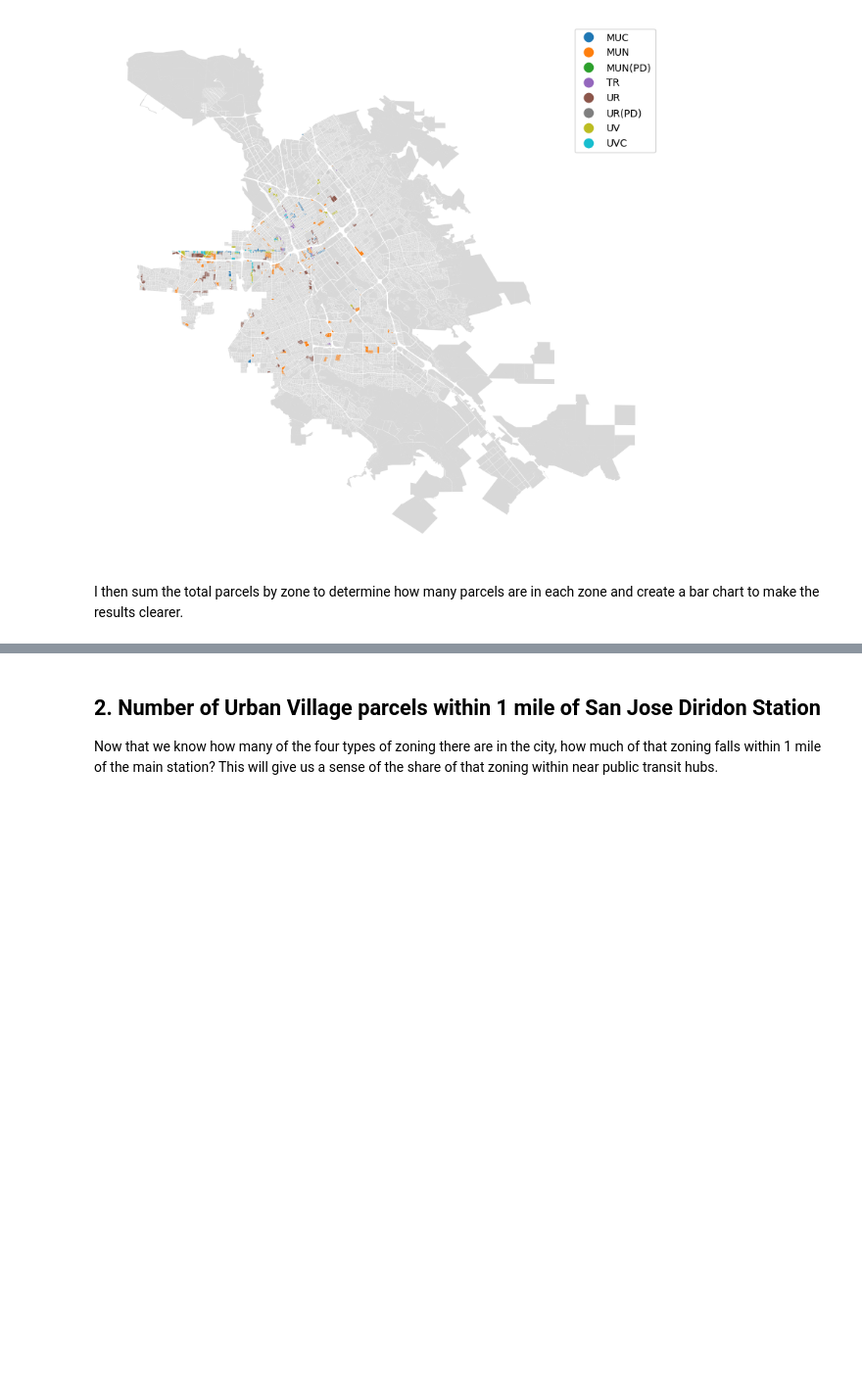
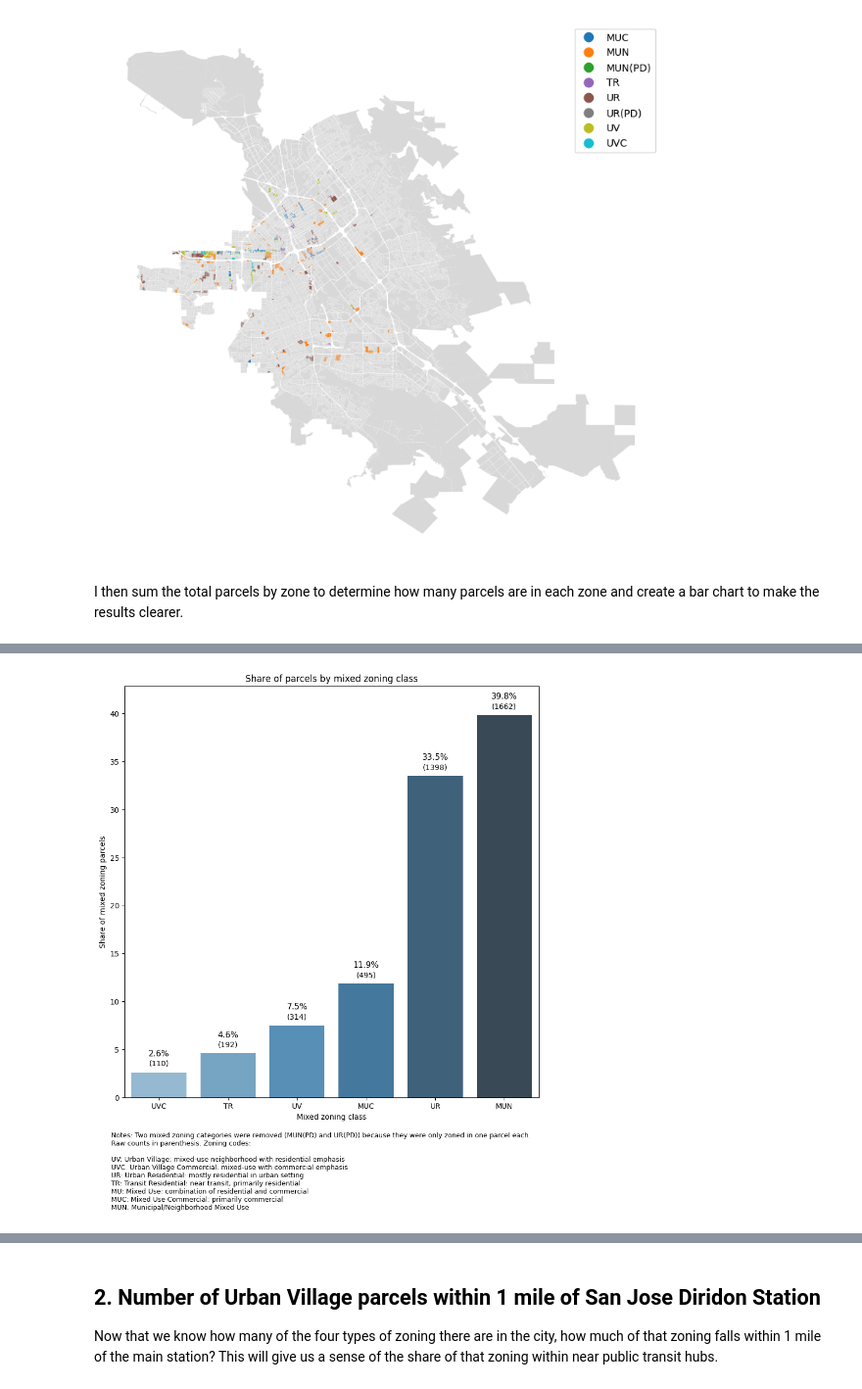
Before and after one commit to kaseyzapatka/sanjose_transit_equity, a Jupyter notebook: code/02_exploratory.ipynb, the cells around one changed output, grey strips where cells are left out. Shown at 98% size. Drawn from its saved outputs; the diff is of its cells as text; code cells hidden in the pictures; blank space fills up the shorter version.

Commit message:
settle on zoning figures

```diff
--- a/code/02_exploratory.ipynb
+++ b/code/02_exploratory.ipynb
@@ -146,0 +101,90 @@ Passing `palette` without assigning `hue` is deprecated and will be removed in v
+# %%
+# Count unique parcels per zoning district in one step
+count = (
+    parcels[parcels["zoning_class"] == 'Mixed Use']
+    .groupby("ZONING")["PARCELID"]
+    .nunique()
+)
+
+# Reset index and rename column
+count_df = count.reset_index().rename(columns={'PARCELID': 'unique_parcels'})
+
+# Sort by count
+count_df = count_df.sort_values(by='unique_parcels', ascending=True)
+
+# Remove small count cases
+count_df = count_df[~count_df["ZONING"].isin(["MUN(PD)", "UR(PD)"])]
+
+# ---- NEW: compute shares ----
+total = count_df["unique_parcels"].sum()
+count_df["share"] = count_df["unique_parcels"] / total * 100
+
+# Create barplot
+fig, ax = plt.subplots(figsize=(10, 10))
+sns.barplot(data=count_df, x='ZONING', y='share', palette='Blues_d', ax=ax)
+
+# extend the y-axis just a bit
+max_val = count_df["share"].max()
+ax.set_ylim(0, max_val + 3)
+
+# Add percent labels (slightly above bar)
+for i, p in enumerate(ax.patches):
+    bar_height = p.get_height()
+    percent_val = count_df.iloc[i]["share"]   # percent from df
+
+    ax.text(
+        x=p.get_x() + p.get_width()/2,
+        y=bar_height + 1.5,           # constant offset above bar
+        s=f"{percent_val:.1f}%",
+        ha='center',
+        va='bottom',
+        fontsize=11
+    )
+
+# Add count labels (a constant distance above percent)
+for i, p in enumerate(ax.patches):
+    bar_height = p.get_height()
+    count_val = count_df.iloc[i]["unique_parcels"]  # count from df
+
+    ax.text(
+        x=p.get_x() + p.get_width()/2,
+        y=bar_height + 0.5,           # slightly higher offset
+        s=f"({count_val})",
+        ha='center',
+        va='bottom',
+        fontsize=10
+    )
+
+
+# Labels and title
+plt.xlabel('Mixed zoning class')
+plt.ylabel('Share of mixed zoning parcels')
+plt.title('Share of parcels by mixed zoning class')
+
+# Note at bottom left
+zoning_descriptions = {
+    "UV": "Urban Village: mixed-use neighborhood with residential emphasis",
+    "UVC": "Urban Village Commercial: mixed-use with commercial emphasis",
+    "UR": "Urban Residential: mostly residential in urban setting",
+    "TR": "Transit Residential: near transit, primarily residential",
+    "MU": "Mixed Use: combination of residential and commercial",
+    "MUC": "Mixed Use Commercial: primarily commercial",
+    "MUN": "Municipal/Neighborhood Mixed Use",
+    # Add other zoning codes as needed
+}
+combined_notes = (
+    "Notes: Two mixed zoning categories were removed (MUN(PD) and UR(PD)) "
+    "because they were only zoned in one parcel each. \nRaw counts in parenthesis. Zoning codes:\n\n"
+     + "\n".join([f"{k}: {v}" for k, v in zoning_descriptions.items()])
+)
+
+fig.text(
+    0.1, -0.1,          # x, y coordinates
+    combined_notes,
+    ha="left",
+    fontsize=9
+)
+
+plt.savefig("../output/figures/mixed_zoning.pdf", format="pdf", bbox_inches="tight")
+plt.show()
+# %% [output]
@@ -146,0 +192 @@ Passing `palette` without assigning `hue` is deprecated and will be removed in v
+[figure, added]
```
Also changed, not shown: parts of 5 cells of this notebook.
